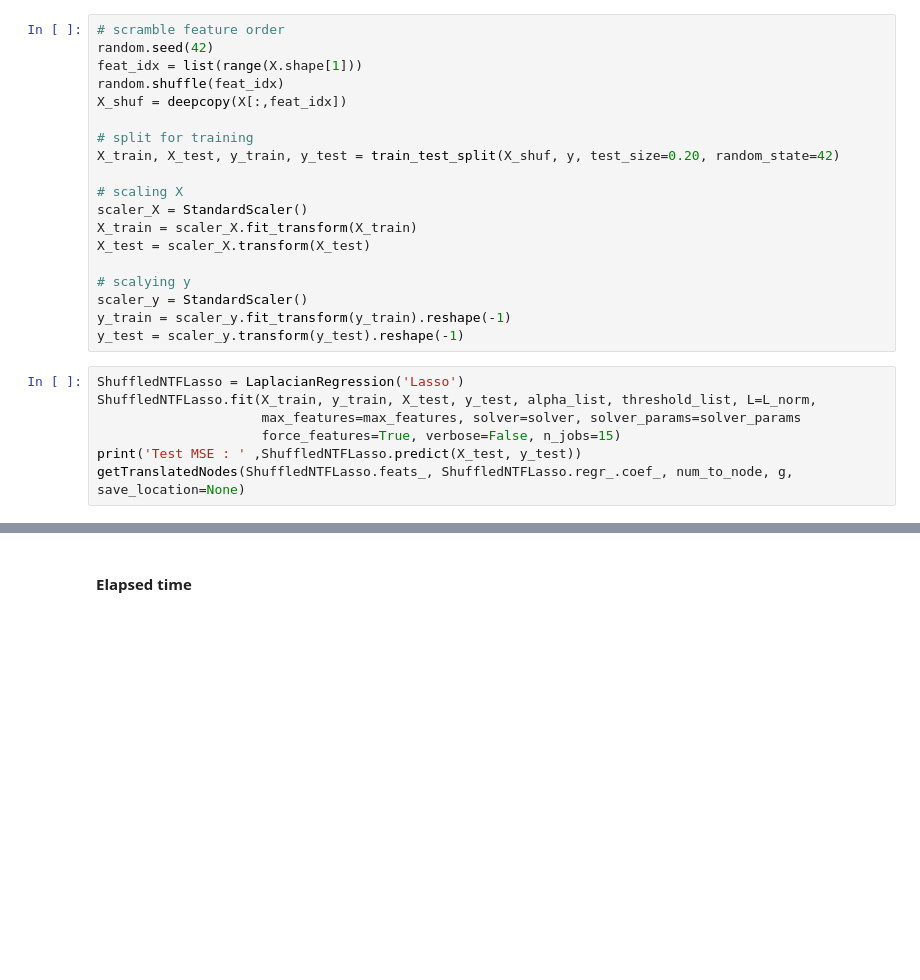
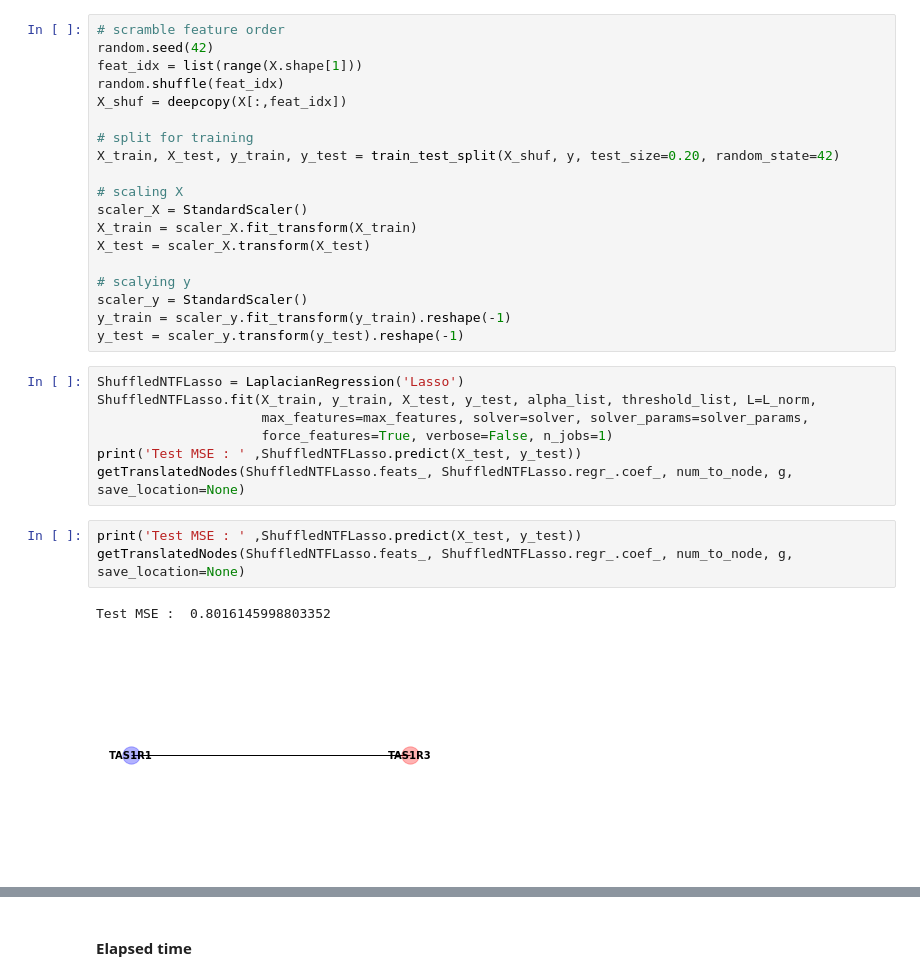
Before and after one commit to govinda-kamath/Normalized_Trend_Filtering, a Jupyter notebook: notebooks/OpenPBTA.ipynb, the cells around one changed output, grey strips where cells are left out. Cells and saved outputs as stored; diff of their text form; blank space fills up the shorter version.

```diff
--- a/notebooks/OpenPBTA.ipynb
+++ b/notebooks/OpenPBTA.ipynb
@@ -298,10 +299,16 @@ y_test = scaler_y.transform(y_test).reshape(-1)
 # %%
 ShuffledNTFLasso = LaplacianRegression('Lasso')
 ShuffledNTFLasso.fit(X_train, y_train, X_test, y_test, alpha_list, threshold_list, L=L_norm,
-                     max_features=max_features, solver=solver, solver_params=solver_params
-                     force_features=True, verbose=False, n_jobs=15)
+                     max_features=max_features, solver=solver, solver_params=solver_params,
+                     force_features=True, verbose=False, n_jobs=1)
 print('Test MSE : ' ,ShuffledNTFLasso.predict(X_test, y_test))
 getTranslatedNodes(ShuffledNTFLasso.feats_, ShuffledNTFLasso.regr_.coef_, num_to_node, g, save_location=None)
+# %%
+print('Test MSE : ' ,ShuffledNTFLasso.predict(X_test, y_test))
+getTranslatedNodes(ShuffledNTFLasso.feats_, ShuffledNTFLasso.regr_.coef_, num_to_node, g, save_location=None)
+# %% [output]
+Test MSE :  0.8016145998803352
+[figure, added]
 # %%
 X_train_new =  X_train.dot(L_norm_dagger)
 X_test_new = X_test.dot(L_norm_dagger)
```
Also changed, not shown: parts of 6 cells of this notebook, 2 other files.
